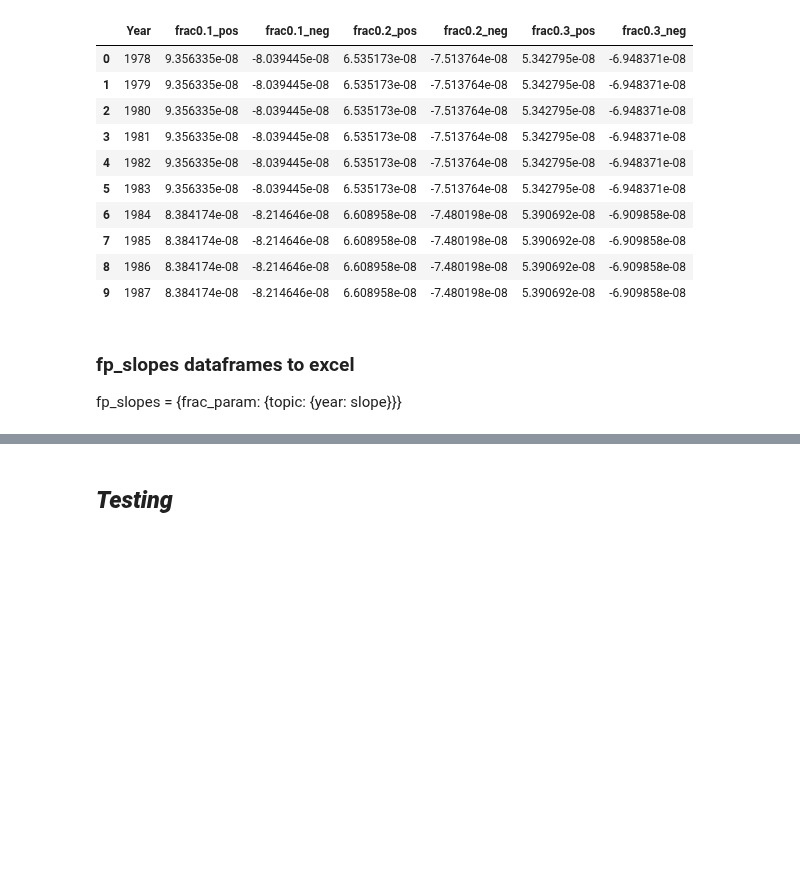
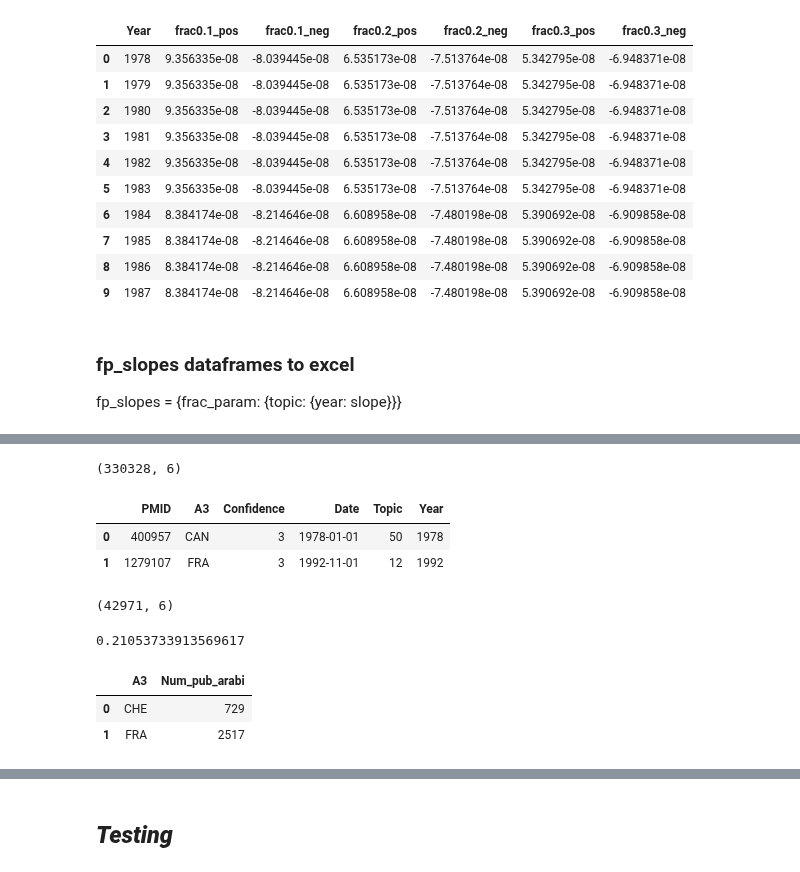
Before and after one commit to ShiuLab/plant_sci_hist, a Jupyter notebook: 9_wrap_up/script_9_wrap_up.ipynb, the cells around one changed output, grey strips where cells are left out. Drawn from its saved outputs; the diff is of its cells as text; code cells hidden in the pictures; blank space fills up the shorter version.

```diff
--- a/9_wrap_up/script_9_wrap_up.ipynb
+++ b/9_wrap_up/script_9_wrap_up.ipynb
@@ -468,0 +497,9 @@ with pd.ExcelWriter(work_dir / 'table_fp_topic_year_slope.xlsx') as writer:
+# %%
+ci_pmid_topic = pd.read_csv(ci_file, sep='\t')
+print(ci_pmid_topic.shape)
+ci_pmid_topic.head(2)
+# %% [output]
+(330328, 6)
+|  | PMID | A3 | Confidence | Date | Topic | Year |
+| 0 | 400957 | CAN | 3 | 1978-01-01 | 50 | 1978 |
+| 1 | 1279107 | FRA | 3 | 1992-11-01 | 12 | 1992 |
@@ -468,0 +517,8 @@ with pd.ExcelWriter(work_dir / 'table_fp_topic_year_slope.xlsx') as writer:
+# %%
+# Get the rows based on the boolean list
+#https://stackoverflow.com/questions/37362984/select-from-pandas-dataframe-using-boolean-series-array
+
+cpt_arabi = ci_pmid_topic[in_arabi]
+cpt_arabi.shape
+# %% [output]
+(42971, 6)
@@ -468,0 +533,5 @@ with pd.ExcelWriter(work_dir / 'table_fp_topic_year_slope.xlsx') as writer:
+# %%
+# Get % US pub
+d_arabi_a3['USA']/cpt_arabi.shape[0]
+# %% [output]
+0.21053733913569617
@@ -468,0 +542,6 @@ with pd.ExcelWriter(work_dir / 'table_fp_topic_year_slope.xlsx') as writer:
+# %%
+count_df.head(2)
+# %% [output]
+|  | A3 | Num_pub_arabi |
+| 0 | CHE | 729 |
+| 1 | FRA | 2517 |
```
Also changed, not shown: parts of 27 cells of this notebook, 3 other files.
